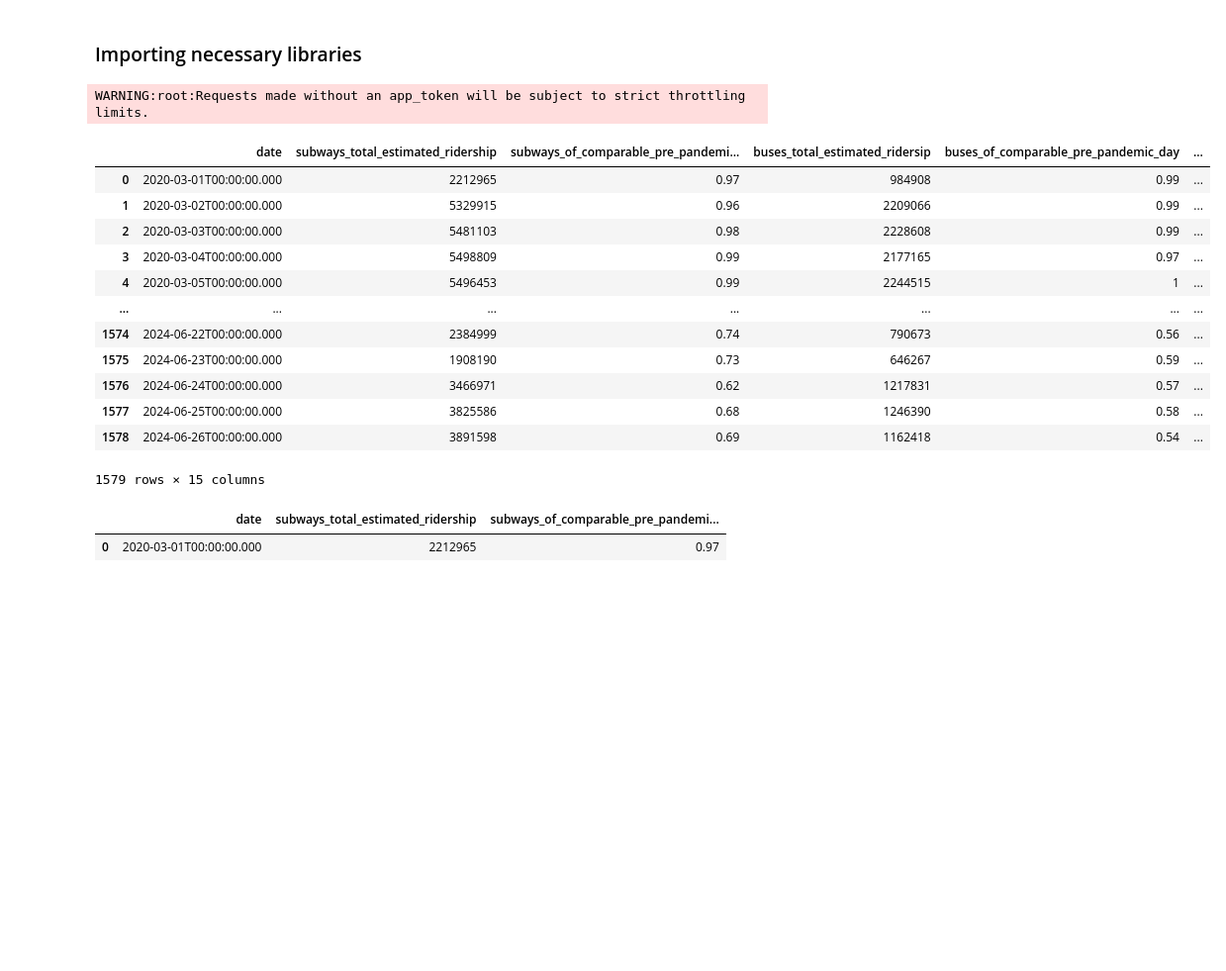
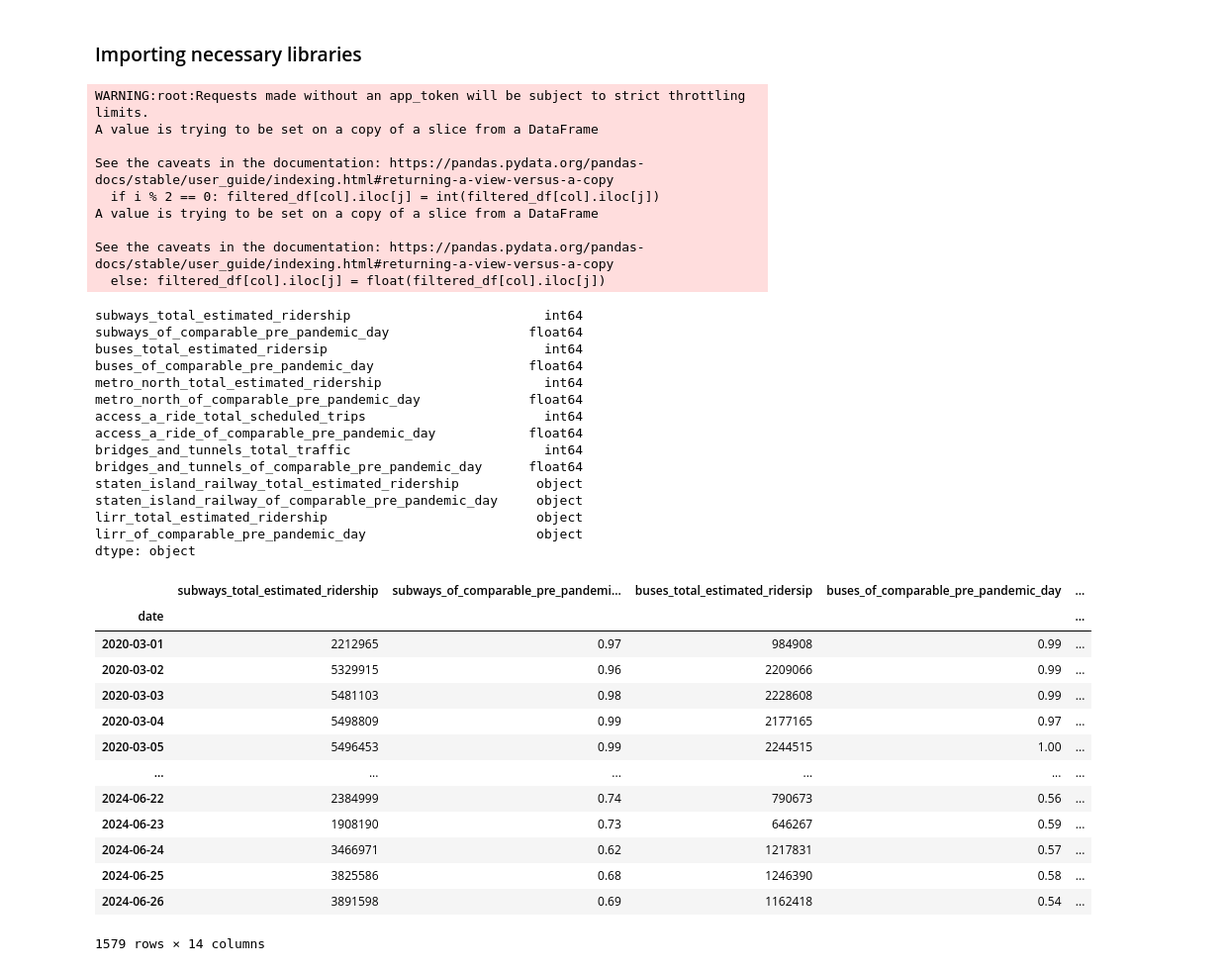
Before and after one commit to atharvakarnik/NY-MetroMetrics, a Jupyter notebook: sandbox-data-extraction.ipynb, the cells around one changed output. Shown at 99% size. Drawn from its saved outputs; the diff is of its cells as text; code cells hidden in the pictures; blank space fills up the shorter version.

```diff
--- a/sandbox-data-extraction.ipynb
+++ b/sandbox-data-extraction.ipynb
@@ -260,33 +218,70 @@ import matplotlib.pyplot as plt
 # %%
 client = Socrata("data.ny.gov", None)
 
 # Change the below strings in SQL to adjust filters
 select_clause = ''
 where_clause = ''
 limit= 2000
 
-results = client.get("vxuj-8kew", select= select_clause, where=where_clause, limit= limit)
+results = client.get("vxuj-8kew", select= select_clause, where= where_clause, limit= limit)
 
 filtered_df = pd.DataFrame.from_records(results)
 
+filtered_df.set_index('date', inplace=True)
+filtered_df.index = pd.to_datetime(filtered_df.index)
+
+
+# Handle NaN and !NaN values
+filtered_df.replace("NaN", np.nan, inplace=True)
+
+for i, col in enumerate(filtered_df.columns):
+    if ((filtered_df[col]).isnull()).sum() == 0:
+        if i % 2 == 0: filtered_df[col] = filtered_df[col].astype('int64')
+        else: filtered_df[col] = filtered_df[col].astype('float64')
+    else:
+        for j in range(len(filtered_df[col])):
+            if pd.notnull(filtered_df[col].iloc[j]):
+                if i % 2 == 0: filtered_df[col].iloc[j] = int(filtered_df[col].iloc[j])
+                else: filtered_df[col].iloc[j] = float(filtered_df[col].iloc[j])
+# print(filtered_df.dtypes)
+
 display(filtered_df)
 # %% [output]
 WARNING:root:Requests made without an app_token will be subject to strict throttling limits.
+A value is trying to be set on a copy of a slice from a DataFrame
+
+See the caveats in the documentation: https://pandas.pydata.org/pandas-docs/stable/user_guide/indexing.html#returning-a-view-versus-a-copy
+  if i % 2 == 0: filtered_df[col].iloc[j] = int(filtered_df[col].iloc[j])
+A value is trying to be set on a copy of a slice from a DataFrame
+
+See the caveats in the documentation: https://pandas.pydata.org/pandas-docs/stable/user_guide/indexing.html#returning-a-view-versus-a-copy
+  else: filtered_df[col].iloc[j] = float(filtered_df[col].iloc[j])
+subways_total_estimated_ridership                         int64
+subways_of_comparable_pre_pandemic_day                  float64
+buses_total_estimated_ridersip                            int64
+buses_of_comparable_pre_pandemic_day                    float64
+metro_north_total_estimated_ridership                     int64
+metro_north_of_comparable_pre_pandemic_day              float64
+access_a_ride_total_scheduled_trips                       int64
+access_a_ride_of_comparable_pre_pandemic_day            float64
+bridges_and_tunnels_total_traffic                         int64
+bridges_and_tunnels_of_comparable_pre_pandemic_day      float64
+staten_island_railway_total_estimated_ridership          object
+staten_island_railway_of_comparable_pre_pandemic_day     object
+lirr_total_estimated_ridership                           object
+lirr_of_comparable_pre_pandemic_day                      object
+dtype: object
-|  | date | subways_total_estimated_ridership | subways_of_comparable_pre_pandemi... | buses_total_estimated_ridersip | buses_of_comparable_pre_pandemic_day | ... |
-| 0 | 2020-03-01T00:00:00.000 | 2212965 | 0.97 | 984908 | 0.99 | ... |
-| 1 | 2020-03-02T00:00:00.000 | 5329915 | 0.96 | 2209066 | 0.99 | ... |
-| 2 | 2020-03-03T00:00:00.000 | 5481103 | 0.98 | 2228608 | 0.99 | ... |
-| 3 | 2020-03-04T00:00:00.000 | 5498809 | 0.99 | 2177165 | 0.97 | ... |
-| 4 | 2020-03-05T00:00:00.000 | 5496453 | 0.99 | 2244515 | 1 | ... |
-| ... | ... | ... | ... | ... | ... | ... |
-| 1574 | 2024-06-22T00:00:00.000 | 2384999 | 0.74 | 790673 | 0.56 | ... |
-| 1575 | 2024-06-23T00:00:00.000 | 1908190 | 0.73 | 646267 | 0.59 | ... |
-| 1576 | 2024-06-24T00:00:00.000 | 3466971 | 0.62 | 1217831 | 0.57 | ... |
-| 1577 | 2024-06-25T00:00:00.000 | 3825586 | 0.68 | 1246390 | 0.58 | ... |
-| 1578 | 2024-06-26T00:00:00.000 | 3891598 | 0.69 | 1162418 | 0.54 | ... |
+|  | subways_total_estimated_ridership | subways_of_comparable_pre_pandemi... | buses_total_estimated_ridersip | buses_of_comparable_pre_pandemic_day | ... |
+| date |  |  |  |  | ... |
+| 2020-03-01 | 2212965 | 0.97 | 984908 | 0.99 | ... |
+| 2020-03-02 | 5329915 | 0.96 | 2209066 | 0.99 | ... |
+| 2020-03-03 | 5481103 | 0.98 | 2228608 | 0.99 | ... |
+| 2020-03-04 | 5498809 | 0.99 | 2177165 | 0.97 | ... |
+| 2020-03-05 | 5496453 | 0.99 | 2244515 | 1.00 | ... |
+| ... | ... | ... | ... | ... | ... |
+| 2024-06-22 | 2384999 | 0.74 | 790673 | 0.56 | ... |
+| 2024-06-23 | 1908190 | 0.73 | 646267 | 0.59 | ... |
+| 2024-06-24 | 3466971 | 0.62 | 1217831 | 0.57 | ... |
+| 2024-06-25 | 3825586 | 0.68 | 1246390 | 0.58 | ... |
+| 2024-06-26 | 3891598 | 0.69 | 1162418 | 0.54 | ... |
-1579 rows × 15 columns
+1579 rows × 14 columns
-# %%
-filtered_df[:5][filtered_df.subways_total_estimated_ridership == 2212965][['date', 'subways_total_estimated_ridership', 'subways_of_comparable_pre_pandemic_day']]
-# %% [output]
-|  | date | subways_total_estimated_ridership | subways_of_comparable_pre_pandemi... |
-| 0 | 2020-03-01T00:00:00.000 | 2212965 | 0.97 |
```
Also changed, not shown: parts of 3 cells of this notebook.
